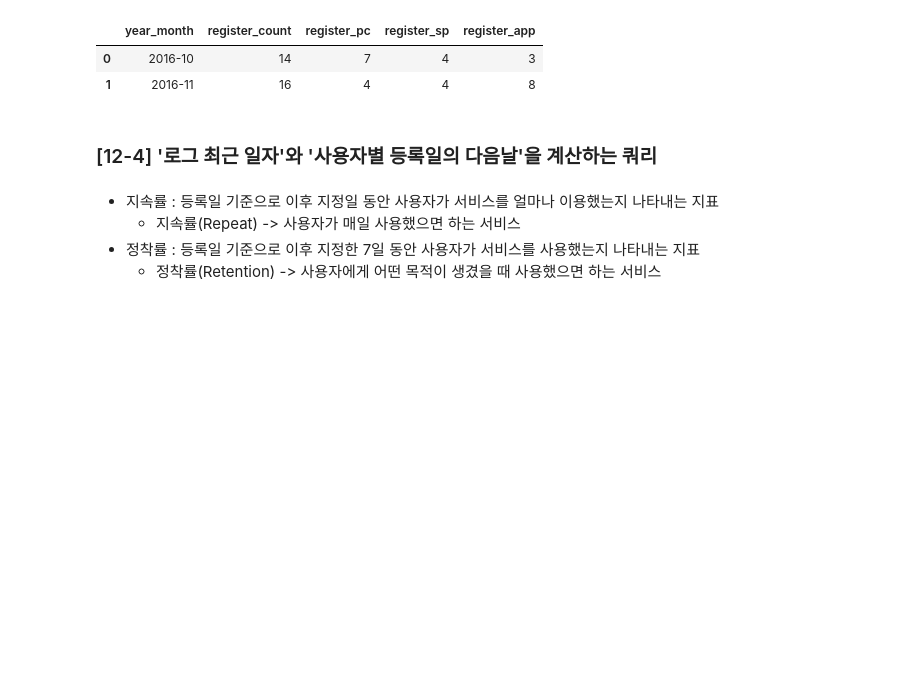
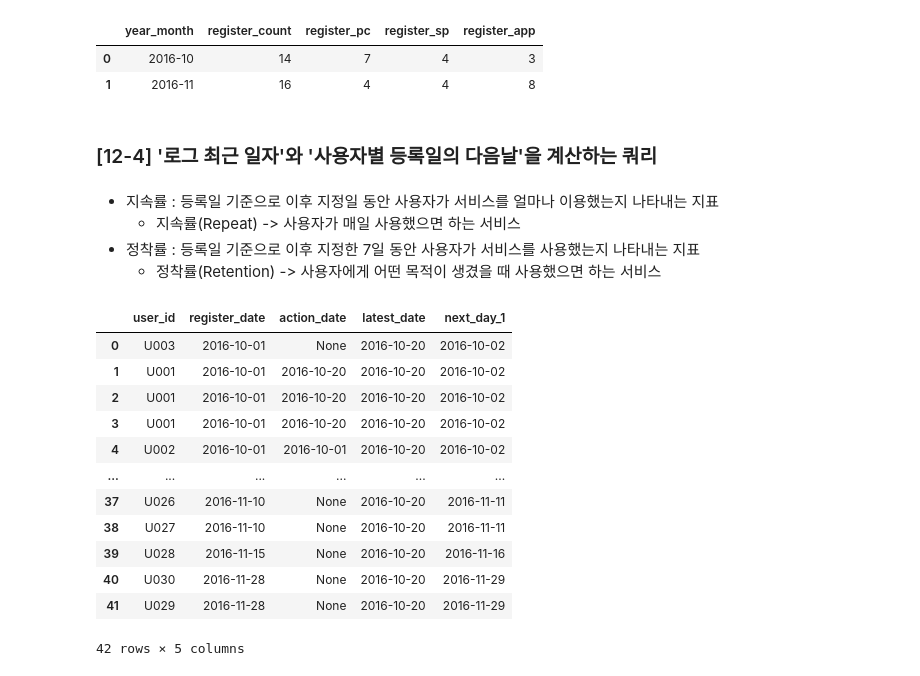
Before and after one commit to mittwoch09/Today-I-Learned, a Jupyter notebook: DataAnalysis/data_extraction_to_understand_users_2.ipynb, the cells around one changed output. Drawn from its saved outputs; the diff is of its cells as text; code cells hidden in the pictures; blank space fills up the shorter version.

Commit message:
Data Extraction to Understand Users

```diff
--- a/DataAnalysis/data_extraction_to_understand_users_2.ipynb
+++ b/DataAnalysis/data_extraction_to_understand_users_2.ipynb
@@ -160,24 +160,42 @@ select(query_123)
 # %%
 query_124 = """
         WITH
-        mst_users_with_year_month AS (
+        action_log_with_mst_users AS (
          SELECT
-            *
-          , substring(register_date, 1, 7) AS year_month
+            u.user_id
+          , u.register_date
+            -- 액션 날짜와 로그 전체의 최신 날짜를 날짜 자료형으로 변환하기
+          , CAST(a.stamp AS date) AS action_date
+          , MAX(CAST(a.stamp AS date)) OVER() AS latest_date
+            -- 등록일 다음날의 날짜 계산하기
+          , CAST(u.register_date::date + '1 day'::interval AS date)
+            AS next_day_1
          FROM
-            mst_users
+            mst_users AS u
+         LEFT OUTER JOIN
+            action_log AS a
+         ON u.user_id = a.user_id
         )
-        SELECT
-           year_month
-         , COUNT(DISTINCT user_id) AS register_count
-         , COUNT(DISTINCT CASE WHEN register_device = 'pc' THEN user_id END) AS register_pc
-         , COUNT(DISTINCT CASE WHEN register_device = 'sp' THEN user_id END) AS register_sp
-         , COUNT(DISTINCT CASE WHEN register_device = 'app' THEN user_id END) AS register_app
+        SELECT *
         FROM
-           mst_users_with_year_month
-        GROUP BY
-           year_month
+           action_log_with_mst_users
+        ORDER BY
+           register_date
         ;
         """
 
 select(query_124)
+# %% [output]
+|  | user_id | register_date | action_date | latest_date | next_day_1 |
+| 0 | U003 | 2016-10-01 | None | 2016-10-20 | 2016-10-02 |
+| 1 | U001 | 2016-10-01 | 2016-10-20 | 2016-10-20 | 2016-10-02 |
+| 2 | U001 | 2016-10-01 | 2016-10-20 | 2016-10-20 | 2016-10-02 |
+| 3 | U001 | 2016-10-01 | 2016-10-20 | 2016-10-20 | 2016-10-02 |
+| 4 | U002 | 2016-10-01 | 2016-10-01 | 2016-10-20 | 2016-10-02 |
+| ... | ... | ... | ... | ... | ... |
+| 37 | U026 | 2016-11-10 | None | 2016-10-20 | 2016-11-11 |
+| 38 | U027 | 2016-11-10 | None | 2016-10-20 | 2016-11-11 |
+| 39 | U028 | 2016-11-15 | None | 2016-10-20 | 2016-11-16 |
+| 40 | U030 | 2016-11-28 | None | 2016-10-20 | 2016-11-29 |
+| 41 | U029 | 2016-11-28 | None | 2016-10-20 | 2016-11-29 |
+42 rows × 5 columns
```
Also changed, not shown: parts of 16 cells of this notebook.
